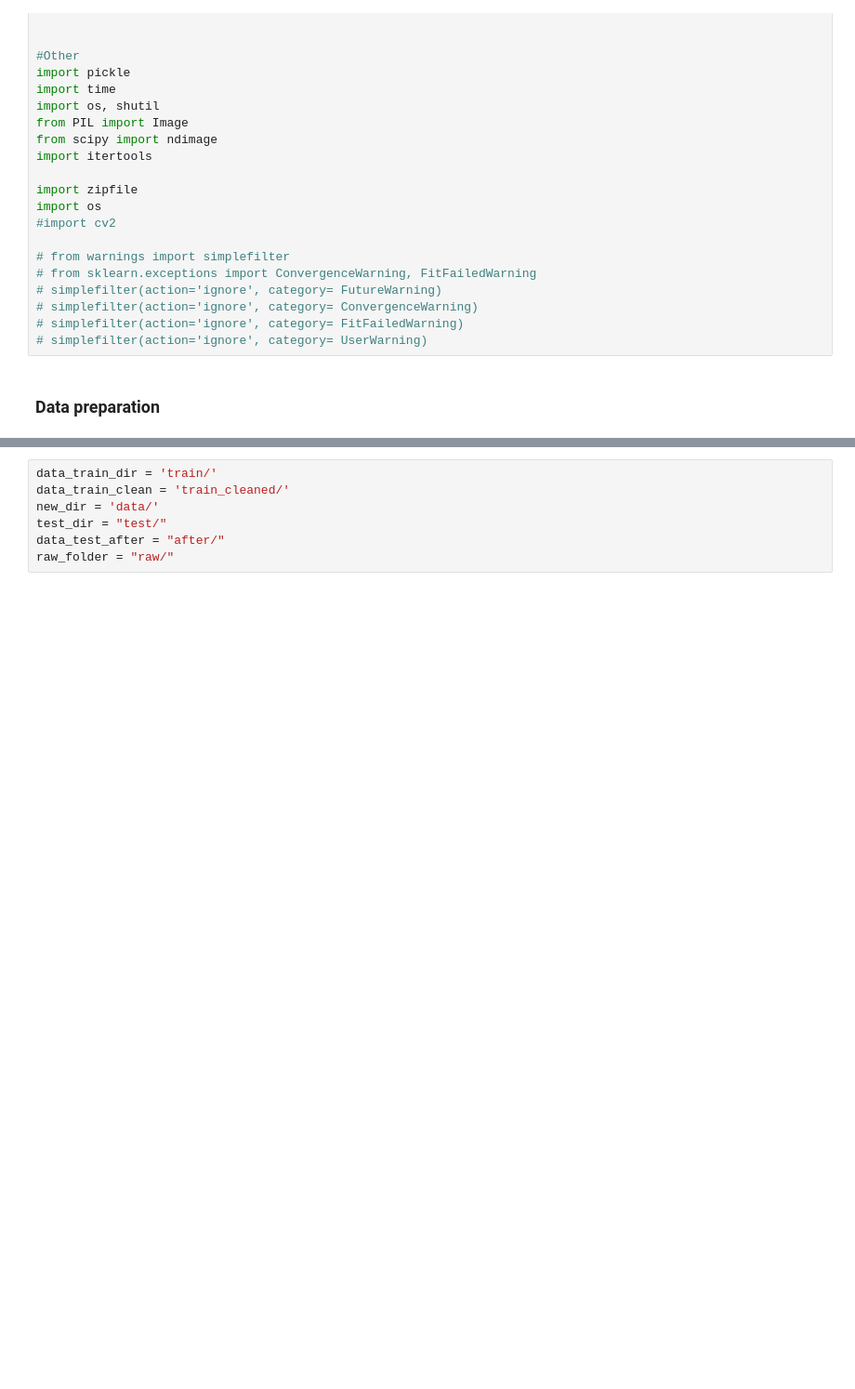
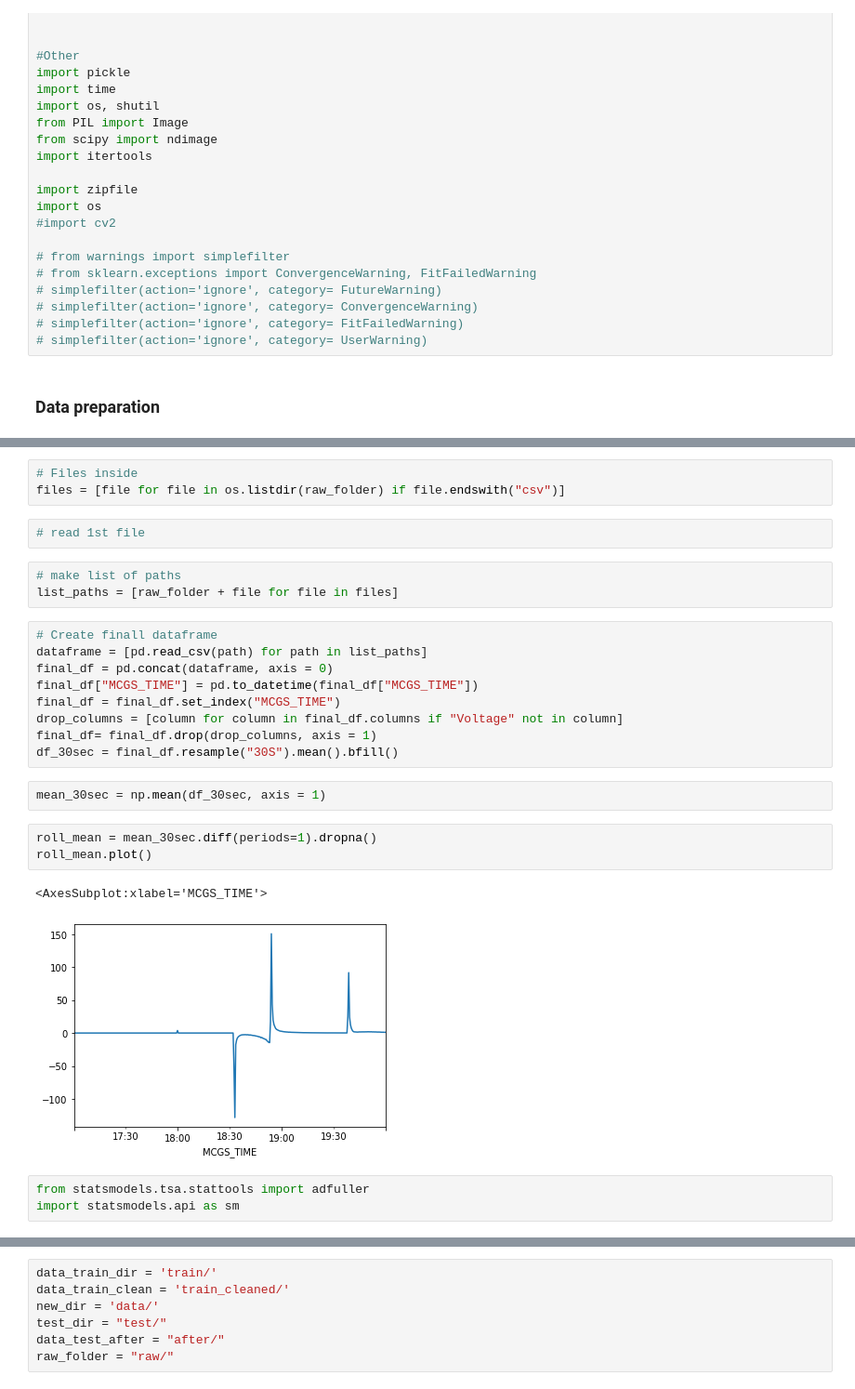
Before and after one commit to 314ka4y/Anomaly-detection-project, a Jupyter notebook: Anomaly_detection.ipynb, the cells around one changed output, grey strips where cells are left out. Shown at 93% size. Drawn from its saved outputs; the diff is of its cells as text; blank space fills up the shorter version.

```diff
--- a/Anomaly_detection.ipynb
+++ b/Anomaly_detection.ipynb
@@ -189,0 +137,28 @@ final_df.plot()
+# %%
+# Files inside
+files = [file for file in os.listdir(raw_folder) if file.endswith("csv")]
+# %%
+# read 1st file
+# %%
+# make list of paths
+list_paths = [raw_folder + file for file in files]
+# %%
+# Create finall dataframe
+dataframe = [pd.read_csv(path) for path in list_paths]
+final_df = pd.concat(dataframe, axis = 0)
+final_df["MCGS_TIME"] = pd.to_datetime(final_df["MCGS_TIME"])
+final_df = final_df.set_index("MCGS_TIME")
+drop_columns = [column for column in final_df.columns if "Voltage" not in column]
+final_df= final_df.drop(drop_columns, axis = 1)
+df_30sec = final_df.resample("30S").mean().bfill()
+# %%
+mean_30sec = np.mean(df_30sec, axis = 1)
+# %%
+roll_mean = mean_30sec.diff(periods=1).dropna()
+roll_mean.plot()
+# %% [output]
+<AxesSubplot:xlabel='MCGS_TIME'>
+[figure, added]
+# %%
+from statsmodels.tsa.stattools import adfuller
+import statsmodels.api as sm
```
Also changed, not shown: parts of 51 cells of this notebook, 26 other files.
